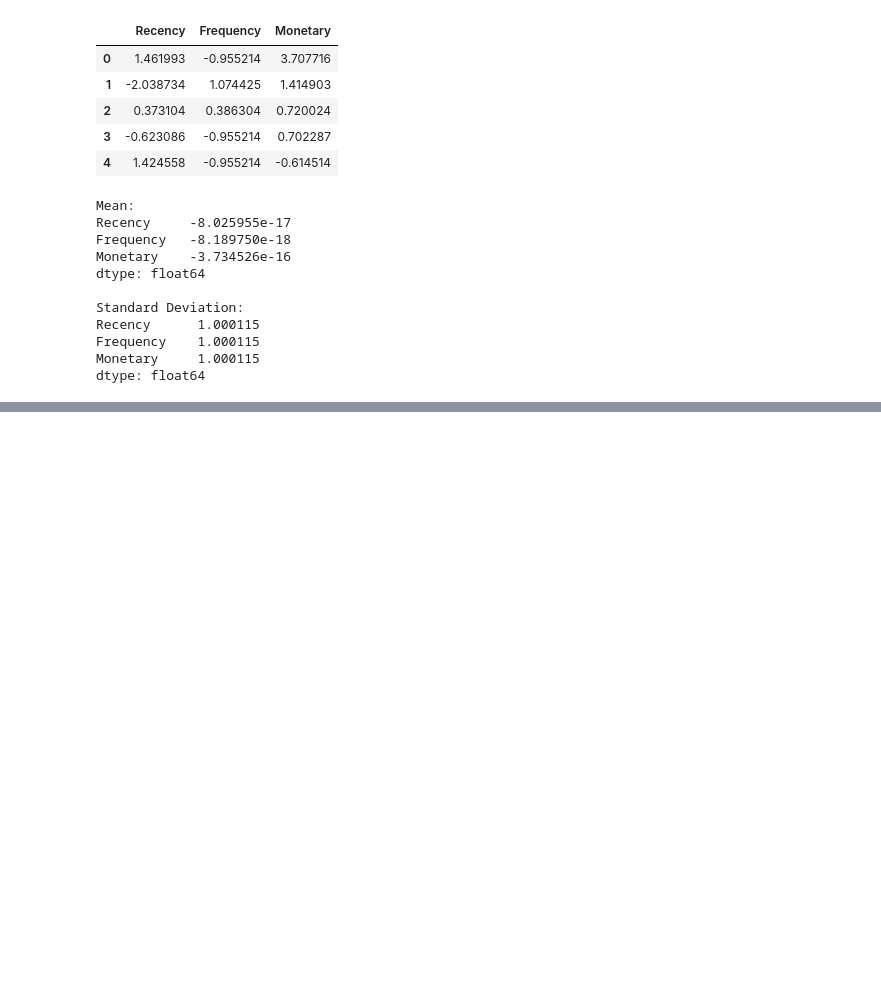
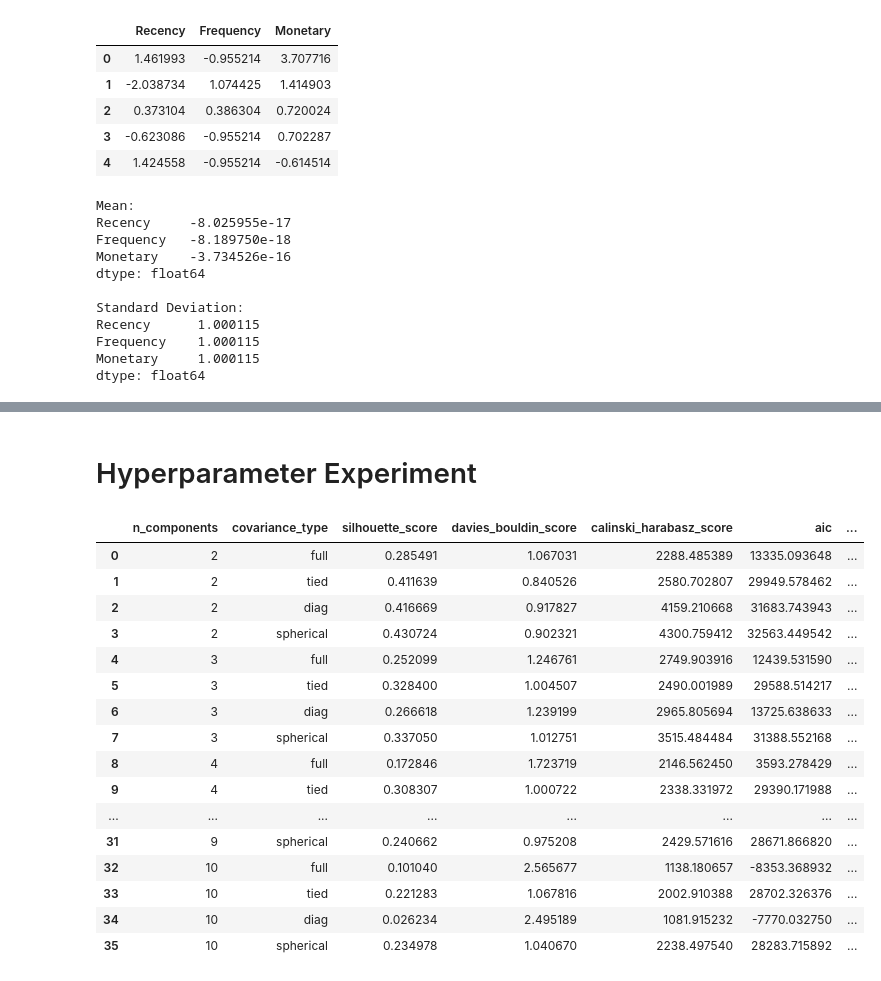
Before and after one commit to greeshavaishnavi09/E-Commerce_Customer_Segmentation, a Jupyter notebook: research/08_gaussian_mixture.ipynb, the cells around one changed output, grey strips where cells are left out. Cells and saved outputs as stored; diff of their text form; code cells hidden in the pictures; blank space fills up the shorter version.

```diff
--- a/research/08_gaussian_mixture.ipynb
+++ b/research/08_gaussian_mixture.ipynb
@@ -146,0 +258,2 @@ dtype: float64
+# %% [markdown]
+# Hyperparameter Experiment
@@ -146,0 +316,26 @@ dtype: float64
+# %%
+# Create experiment results DataFrame
+
+experiment_results_df = pd.DataFrame(
+    experiment_results
+)
+
+experiment_results_df
+# %% [output]
+|  | n_components | covariance_type | silhouette_score | davies_bouldin_score | calinski_harabasz_score | aic | ... |
+| 0 | 2 | full | 0.285491 | 1.067031 | 2288.485389 | 13335.093648 | ... |
+| 1 | 2 | tied | 0.411639 | 0.840526 | 2580.702807 | 29949.578462 | ... |
+| 2 | 2 | diag | 0.416669 | 0.917827 | 4159.210668 | 31683.743943 | ... |
+| 3 | 2 | spherical | 0.430724 | 0.902321 | 4300.759412 | 32563.449542 | ... |
+| 4 | 3 | full | 0.252099 | 1.246761 | 2749.903916 | 12439.531590 | ... |
+| 5 | 3 | tied | 0.328400 | 1.004507 | 2490.001989 | 29588.514217 | ... |
+| 6 | 3 | diag | 0.266618 | 1.239199 | 2965.805694 | 13725.638633 | ... |
+| 7 | 3 | spherical | 0.337050 | 1.012751 | 3515.484484 | 31388.552168 | ... |
+| 8 | 4 | full | 0.172846 | 1.723719 | 2146.562450 | 3593.278429 | ... |
+| 9 | 4 | tied | 0.308307 | 1.000722 | 2338.331972 | 29390.171988 | ... |
+| ... | ... | ... | ... | ... | ... | ... | ... |
+| 31 | 9 | spherical | 0.240662 | 0.975208 | 2429.571616 | 28671.866820 | ... |
+| 32 | 10 | full | 0.101040 | 2.565677 | 1138.180657 | -8353.368932 | ... |
+| 33 | 10 | tied | 0.221283 | 1.067816 | 2002.910388 | 28702.326376 | ... |
+| 34 | 10 | diag | 0.026234 | 2.495189 | 1081.915232 | -7770.032750 | ... |
+| 35 | 10 | spherical | 0.234978 | 1.040670 | 2238.497540 | 28283.715892 | ... |
```
Also changed, not shown: parts of 47 cells of this notebook.
